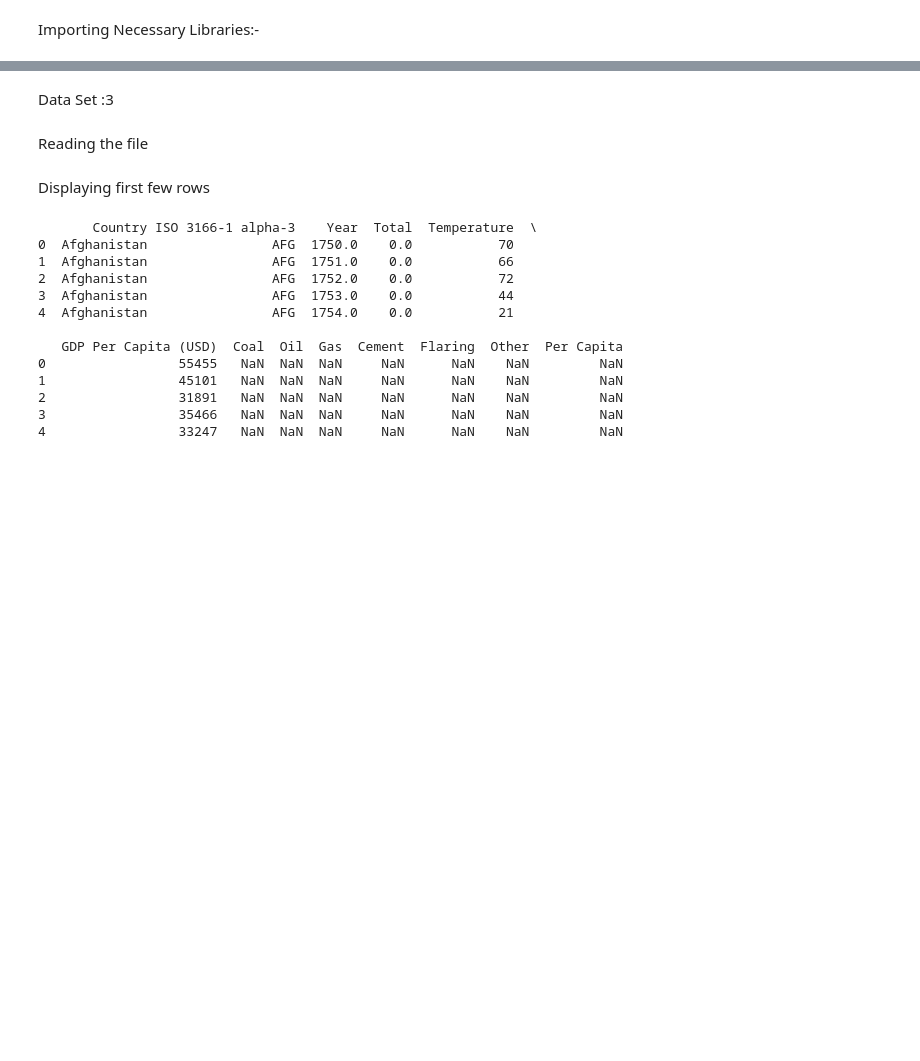
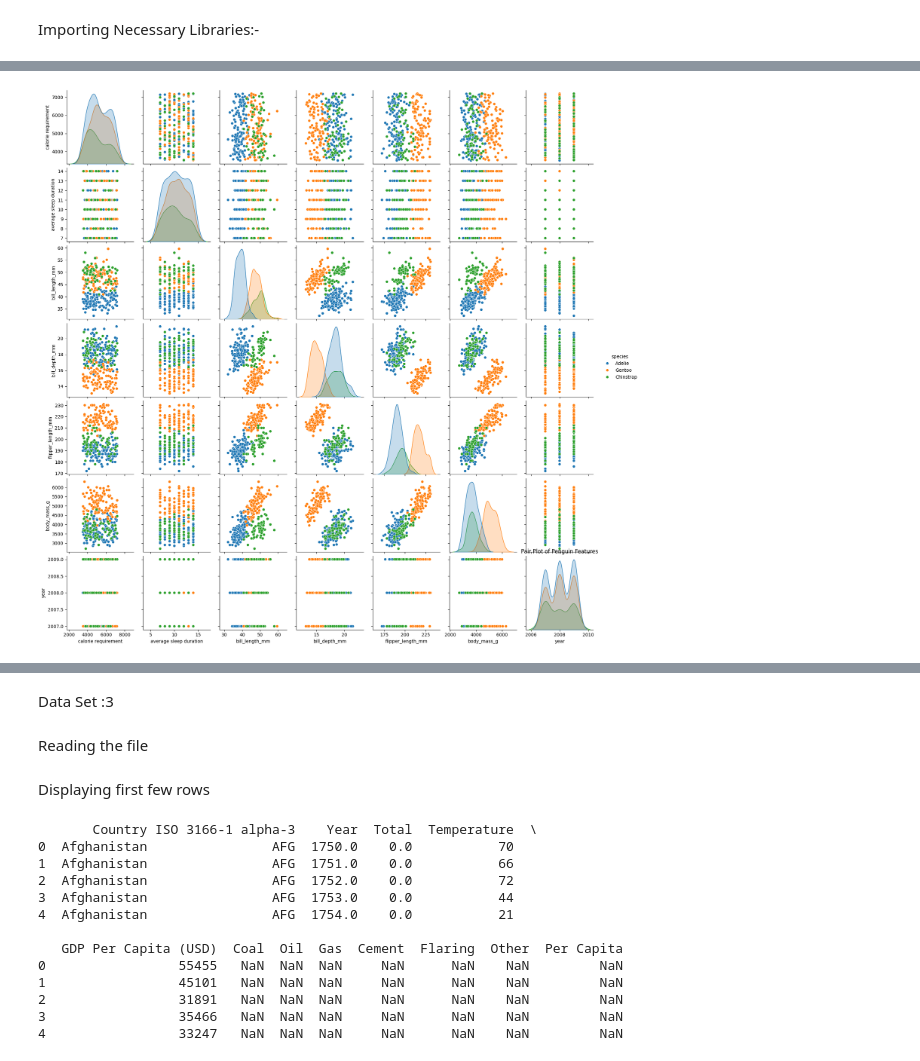
Before and after one commit to kalyanvv/ML-Assignment-1, a Jupyter notebook: Assignment1.ipynb, the cells around one changed output, grey strips where cells are left out. Cells and saved outputs as stored; diff of their text form; code cells hidden in the pictures; blank space fills up the shorter version.

```diff
--- a/Assignment1.ipynb
+++ b/Assignment1.ipynb
@@ -7,0 +27,4 @@ import matplotlib.pyplot as plt
+# %%
+data1 = pd.read_csv('penguins.csv')
+data2 = pd.read_csv('diamond.csv')
+data3 = pd.read_csv('emissions_by_country.csv')
@@ -7,0 +112,5 @@ import matplotlib.pyplot as plt
+# %%
+data1.dropna(inplace=True)
+# %%
+data1['species']=data1['species'].str.strip().str.lower().str.capitalize()
+data1['island']=data1['island'].str.strip().str.lower().str.capitalize()
@@ -7,0 +122,15 @@ import matplotlib.pyplot as plt
+# %%
+def detect_outliers_iqr(data, column):
+    Q1 = data[column].quantile(0.25)
+    Q3 = data[column].quantile(0.75)
+    IQR = Q3 - Q1
+    lower_bound = Q1 - 1.5 * IQR
+    upper_bound = Q3 + 1.5 * IQR
+    return lower_bound, upper_bound
+
+columns_to_check = ['flipper_length_mm', 'bill_length_mm', 'bill_depth_mm']
+for column in columns_to_check:
+    lower_bound, upper_bound = detect_outliers_iqr(data1, column)
+    data1[column] = data1[column].where((data1[column] >= lower_bound) & (data1[column] <= upper_bound), np.nan)
+
+print("Cleaned DataFrame:\n", data1.describe())
@@ -7,0 +158,6 @@ import matplotlib.pyplot as plt
+# %%
+sns.pairplot(data1, hue='species')
+plt.title('Pair Plot of Penguin Features')
+plt.show()
+# %% [output]
+[figure, added]
```
Also changed, not shown: parts of 29 cells of this notebook.
